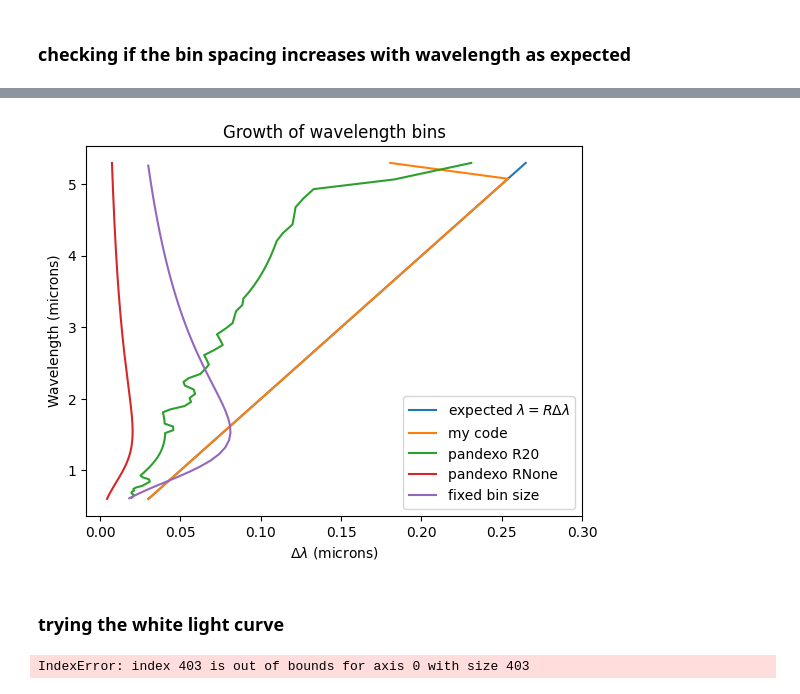
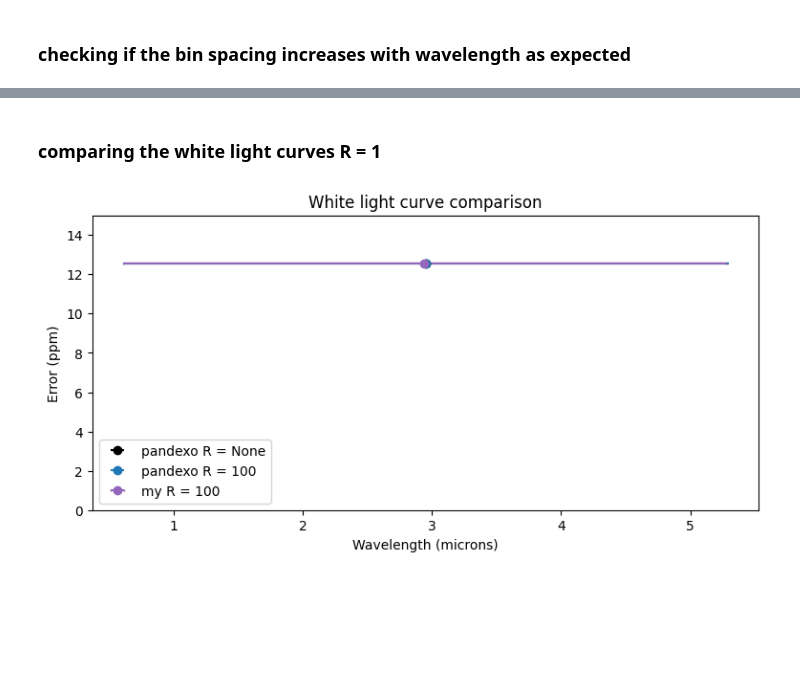
Before and after one commit to steph-coffey/first-year-project, a Jupyter notebook: binning errors.ipynb, the cells around one changed output, grey strips where cells are left out. Saved outputs shown, nothing was run; the diff lists cells and outputs as text; code cells hidden in the pictures; blank space fills up the shorter version.

```diff
--- a/binning errors.ipynb
+++ b/binning errors.ipynb
@@ -147,24 +137,2 @@ for i in range(int(num_bins)):
-# %%
-plt.plot(np.array(new_wave) / R, new_wave, label = r'expected $\lambda = R\Delta\lambda$')
-plt.plot(np.array(dellambs), new_wave, label = 'my code')
-plt.plot(pandexo_dellambs20, x20, label = 'pandexo R20')
-plt.plot(pandexo_dellambs, x, label = 'pandexo RNone')
-plt.plot(bin_sizes, test_waves, label = 'fixed bin size')
-
-plt.xlim(None , 0.3)
-
-plt.title('Growth of wavelength bins')
-plt.ylabel('Wavelength (microns)')
-plt.xlabel(r'$\Delta\lambda$ (microns)')
-
-plt.legend(loc = 'lower right')
-plt.show()
-# %% [output]
-[figure, removed]
 # %% [markdown]
-### trying the white light curve
+### comparing the white light curves R = 1
-# %%
-R = 2
-new_errs, new_wave, dellambs = bin_errs(x, e, R)
-# %% [output]
-IndexError: index 403 is out of bounds for axis 0 with size 403
@@ -192,0 +139,24 @@ plt.show()
+# %%
+w_x, w_e, w_bin_width             = white_light_curve(x, e)               # pandexo R = None
+w_x100, w_e100, w_bin_width100    = white_light_curve(x100, e100)         # pandexo R = 100
+w_new_wave, w_new_errs, w_dellamb = white_light_curve(new_wave, np.array(new_errs)) # my R = 100
+# %%
+plt.figure(figsize = (9,4))
+
+# need to half the bin widths for errorbar plotting
+plt.errorbar(w_x, w_e, None, w_bin_width / 2, 'o', c = 'black', label = 'pandexo R = None')
+plt.errorbar(w_x100, w_e100, None, w_bin_width100 / 2, 'o', c = 'tab:blue', label = 'pandexo R = 100')
+plt.errorbar(w_new_wave, w_new_errs, None, w_dellamb / 2, 'o', capsize = 1, c = 'tab:purple', label = 'my R = 100')
+
+# Axes limits
+plt.ylim(0,15)
+
+# Labels
+plt.title('White light curve comparison')
+plt.xlabel('Wavelength (microns)')
+plt.ylabel('Error (ppm)')
+
+plt.legend()
+plt.show()
+# %% [output]
+[figure, added]
```
Also changed, not shown: parts of 16 cells of this notebook, 8 other files.
